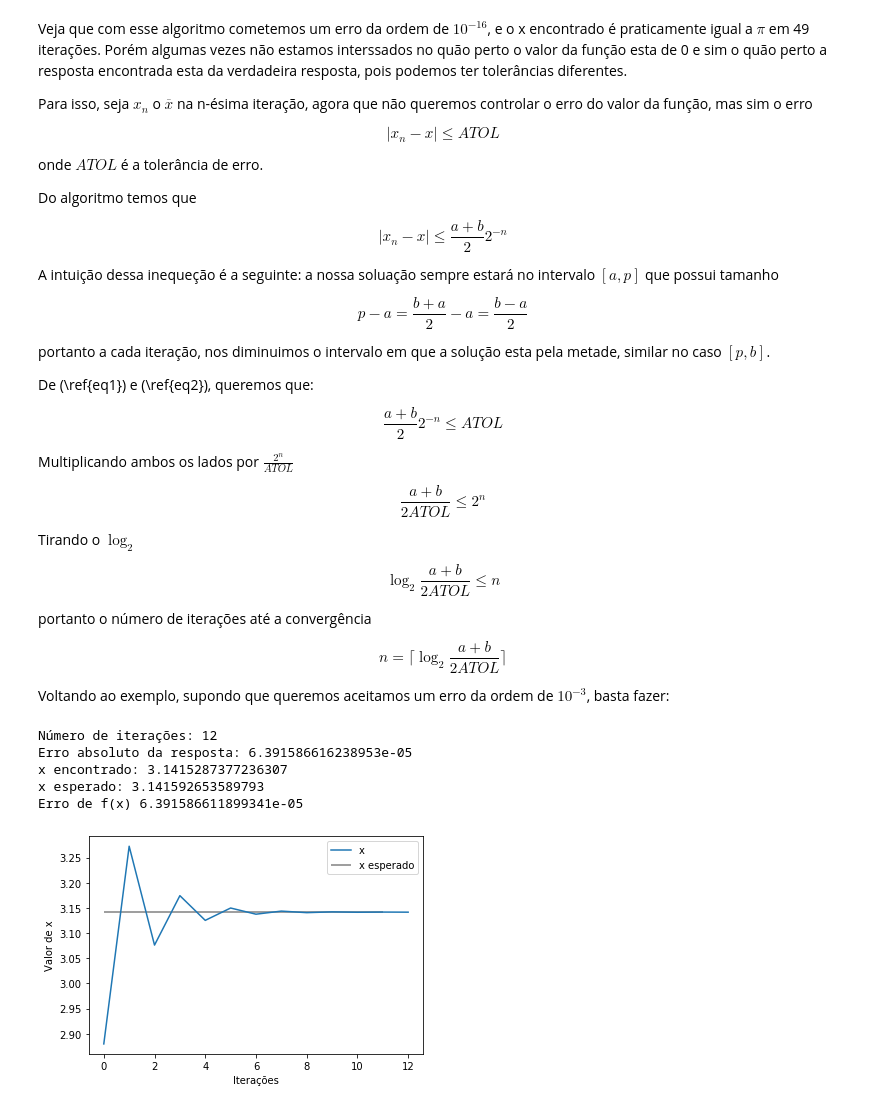
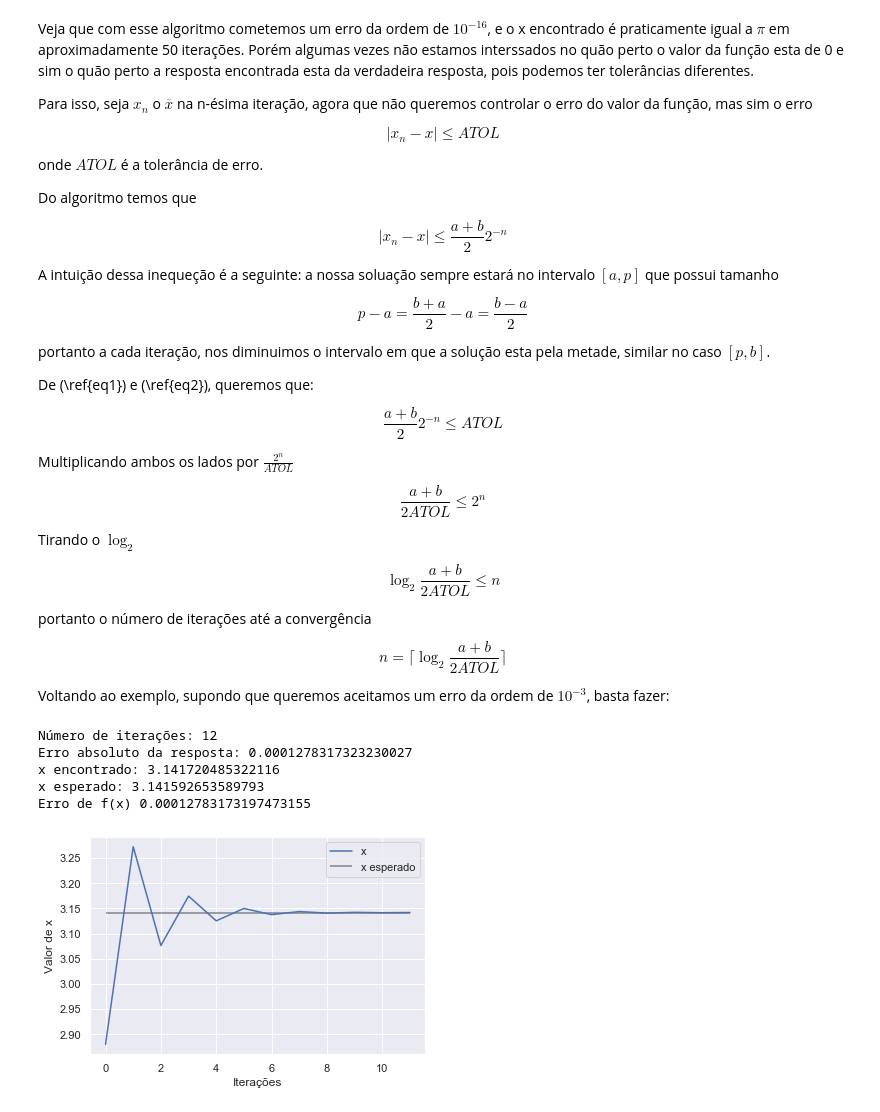
Before and after one commit to caverna-de-dados/blog, a Jupyter notebook: notebooks/Metodo da intersecao.ipynb, the cells around one changed output. Drawn from its saved outputs; the diff is of its cells as text; code cells hidden in the pictures.

Commit message:
algumas correcoes

```diff
--- a/notebooks/Metodo da intersecao.ipynb
+++ b/notebooks/Metodo da intersecao.ipynb
@@ -20,6 +20,8 @@ Um exemplo para esclarecer: seja $f(x)=sen(x)$ e os pontos $a = \frac{2\pi}{3}$
 # %%
 import numpy as np
 import matplotlib.pyplot as plt
+import seaborn as sns
+sns.set()
 
 a = 2 * np.pi / 3
 b = 7 * np.pi / 6
@@ -84,5 +89,5 @@ Resultado esperado: 3.141592653589793
 # %% [markdown]
-Veja que com esse algoritmo cometemos um erro da ordem de $10^{-16}$, e o x encontrado é praticamente igual a $\pi$ em 49 iterações. Porém algumas vezes não estamos interssados no quão perto o valor da função esta de 0 e sim o quão perto a resposta encontrada esta da verdadeira resposta, pois podemos ter tolerâncias diferentes.
+Veja que com esse algoritmo cometemos um erro da ordem de $10^{-16}$, e o x encontrado é praticamente igual a $\pi$ em aproximadamente 50 iterações. Porém algumas vezes não estamos interssados no quão perto o valor da função esta de 0 e sim o quão perto a resposta encontrada esta da verdadeira resposta, pois podemos ter tolerâncias diferentes.
 
 Para isso, seja $x_{n}$ o $\overline{x}$ na n-ésima iteração, agora que não queremos controlar o erro do valor da função, mas sim o erro
 
@@ -129,37 +134,35 @@ Voltando ao exemplo, supondo que queremos aceitamos um erro da ordem de $10^{-3}
 # %%
 ATOL = 1e-3
 n = np.ceil(np.log2((a+b)/(2*ATOL)))
 a_alg = a
 b_alg = b
-p = (a_alg+b_alg)/2
-ps_encontrados = [p]
-fp = np.sin(p)
+ps_encontrados = []
 
 for _ in range(int(n)):
-    if np.sin(a_alg) * fp < 0: b_alg = p
-    else: a_alg = p
-
     p = (a_alg + b_alg) / 2
     ps_encontrados.append(p)
     fp = np.sin(p)
+
+    if np.sin(a_alg) * fp < 0: b_alg = p
+    else: a_alg = p
 
 print("Número de iterações:", int(n))
 print("Erro absoluto da resposta:", np.abs(np.pi - p))
 print("x encontrado:", p)
 print("x esperado:", np.pi)
 print("Erro de f(x)", np.abs(np.sin(p)))
 
-plt.plot(np.arange(n+1), ps_encontrados, label="x")
+plt.plot(np.arange(n), ps_encontrados, label="x")
 plt.hlines(y=np.pi, xmin=0, xmax=n-1, alpha=0.5, label="x esperado")
 plt.xlabel("Iterações")
 plt.ylabel("Valor de x")
 plt.legend()
 plt.show()
 # %% [output]
 Número de iterações: 12
-Erro absoluto da resposta: 6.391586616238953e-05
-x encontrado: 3.1415287377236307
+Erro absoluto da resposta: 0.0001278317323230027
+x encontrado: 3.141720485322116
 x esperado: 3.141592653589793
-Erro de f(x) 6.391586611899341e-05
+Erro de f(x) 0.00012783173197473155
-[figure, old version]
+[figure, new version]
 # %% [markdown]
```
Also changed, not shown: parts of 6 cells of this notebook.
